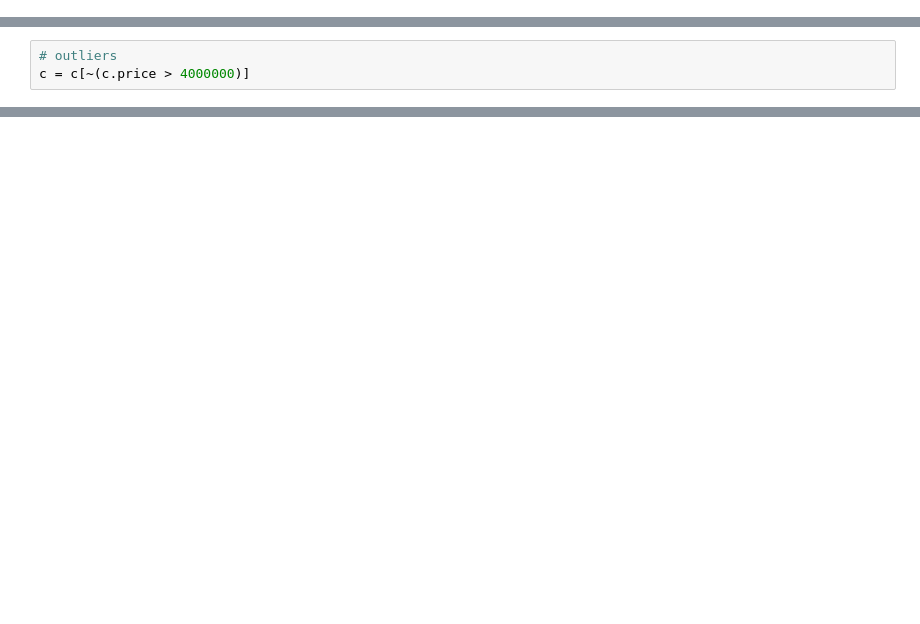
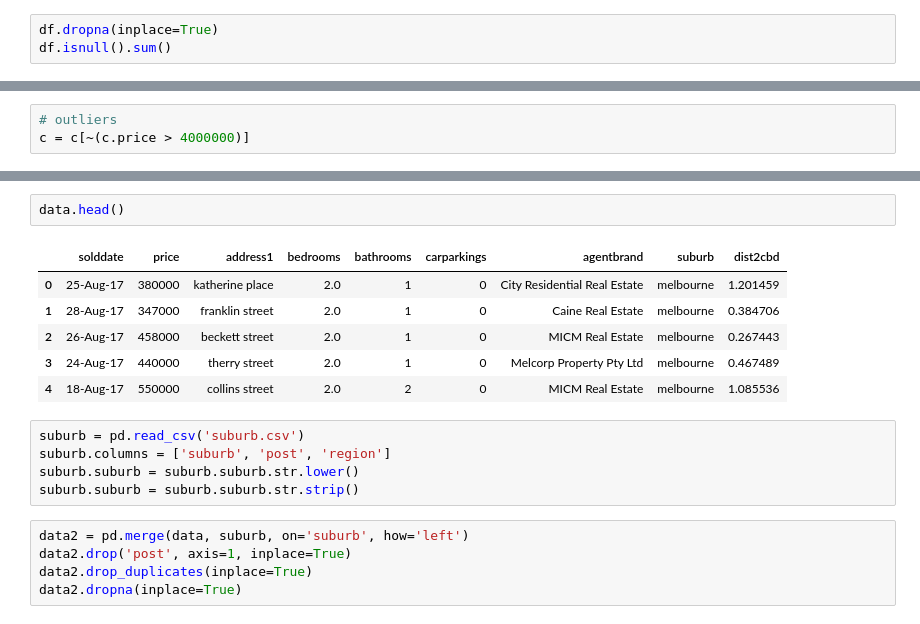
Before and after one commit to alexchen-melbourne/capstone_project, a Jupyter notebook: Capstone_Melbourne_Housing.ipynb, the cells around one changed output, grey strips where cells are left out. Drawn from its saved outputs; the diff is of its cells as text; blank space fills up the shorter version.

```diff
--- a/Capstone_Melbourne_Housing.ipynb
+++ b/Capstone_Melbourne_Housing.ipynb
@@ -62,3 +47,6 @@ df.suburb = df.suburb.str.lower()
 df.shape
 # %% [output]
 (203198, 13)
+# %%
+df.dropna(inplace=True)
+df.isnull().sum()
@@ -176,0 +148,19 @@ sns.heatmap(corr, annot=True)
+# %%
+data.head()
+# %% [output]
+|  | solddate | price | address1 | bedrooms | bathrooms | carparkings | agentbrand | suburb | dist2cbd |
+| 0 | 25-Aug-17 | 380000 | katherine place | 2.0 | 1 | 0 | City Residential Real Estate | melbourne | 1.201459 |
+| 1 | 28-Aug-17 | 347000 | franklin street | 2.0 | 1 | 0 | Caine Real Estate | melbourne | 0.384706 |
+| 2 | 26-Aug-17 | 458000 | beckett street | 2.0 | 1 | 0 | MICM Real Estate | melbourne | 0.267443 |
+| 3 | 24-Aug-17 | 440000 | therry street | 2.0 | 1 | 0 | Melcorp Property Pty Ltd | melbourne | 0.467489 |
+| 4 | 18-Aug-17 | 550000 | collins street | 2.0 | 2 | 0 | MICM Real Estate | melbourne | 1.085536 |
+# %%
+suburb = pd.read_csv('suburb.csv')
+suburb.columns = ['suburb', 'post', 'region']
+suburb.suburb = suburb.suburb.str.lower()
+suburb.suburb = suburb.suburb.str.strip()
+# %%
+data2 = pd.merge(data, suburb, on='suburb', how='left')
+data2.drop('post', axis=1, inplace=True)
+data2.drop_duplicates(inplace=True)
+data2.dropna(inplace=True)
```
Also changed, not shown: parts of 23 cells of this notebook, 4 other files.
